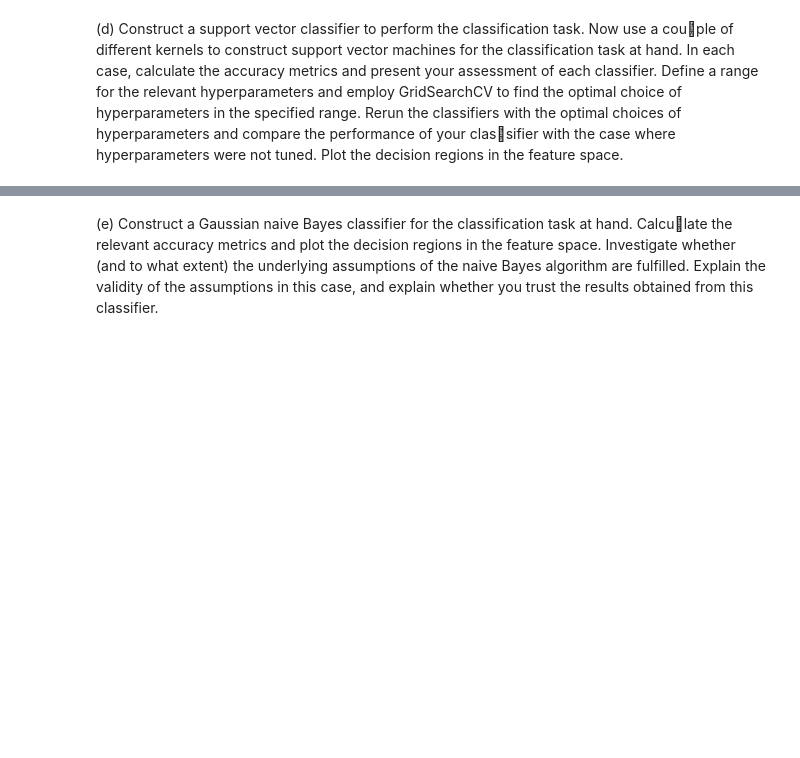
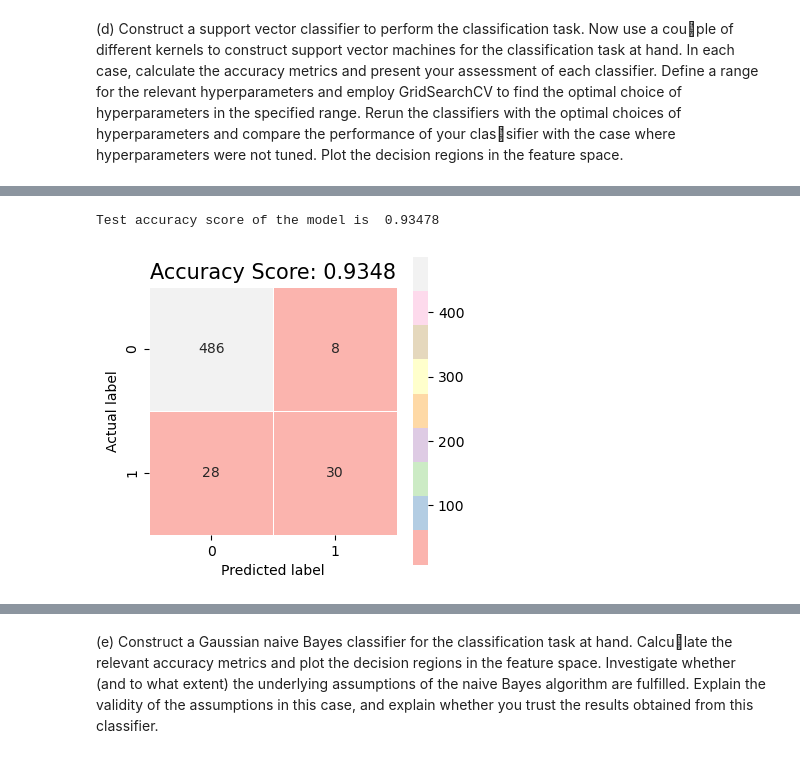
Before and after one commit to Manisha-Karnati/Projects, a Jupyter notebook: Manisha_Karnati_Assignment_2.ipynb, the cells around one changed output, grey strips where cells are left out. Drawn from its saved outputs; the diff is of its cells as text; code cells hidden in the pictures; blank space fills up the shorter version.

```diff
--- a/Manisha_Karnati_Assignment_2.ipynb
+++ b/Manisha_Karnati_Assignment_2.ipynb
@@ -1369,4 +1304,0 @@ weighted avg       0.94      0.94      0.94       552
-# %%
-# Constructing a bagged-SVC classifier
-bag_clf = BaggingClassifier(base_estimator=SVC(), n_estimators=30, random_state=3)
-bag_clf.fit(X_train, y_train)
@@ -1374,0 +1305,9 @@ NameError: name 'BaggingClassifier' is not defined
+# %%
+from sklearn import svm   # Importing 'svm' module from 'sklearn'
+
+# Instantiating the SVM classifier with linear kernel
+# We have allocated a small budget for (C=0.01) for margin violations
+
+linear_svc = svm.SVC(kernel='linear', gamma='auto', C=0.1)
+
+linear_svc.fit(X_train, y_train)    # Fitting the training data to the classifier
@@ -1374,0 +1316,2 @@ NameError: name 'BaggingClassifier' is not defined
+# %%
+y_pred = linear_svc.predict(X_test)   # Calculate the predictions of the model for the test subset
@@ -1374,0 +1336,25 @@ NameError: name 'BaggingClassifier' is not defined
+# %%
+# Calculating the accuracy score of the test model
+
+from sklearn import metrics
+from sklearn.metrics import confusion_matrix, classification_report
+
+score = metrics.accuracy_score(y_test, y_pred)
+
+print('Test accuracy score of the model is ', round(score, 5))
+# %% [output]
+Test accuracy score of the model is  0.93478
+# %%
+# Computing the confusion matrix
+
+svc_c_matrix = confusion_matrix(y_test, y_pred)
+
+plt.figure(figsize=(4,4))
+sns.heatmap(svc_c_matrix, annot=True, fmt=".0f", linewidths=.5, square = True, cmap = 'Pastel1');
+plt.ylabel('Actual label');
+plt.xlabel('Predicted label');
+all_sample_title = 'Accuracy Score: {0}'.format(round(score, 4))
+plt.title(all_sample_title, size = 15);
+plt.show()
+# %% [output]
+[figure, added]
```
Also changed, not shown: parts of 65 cells of this notebook.
